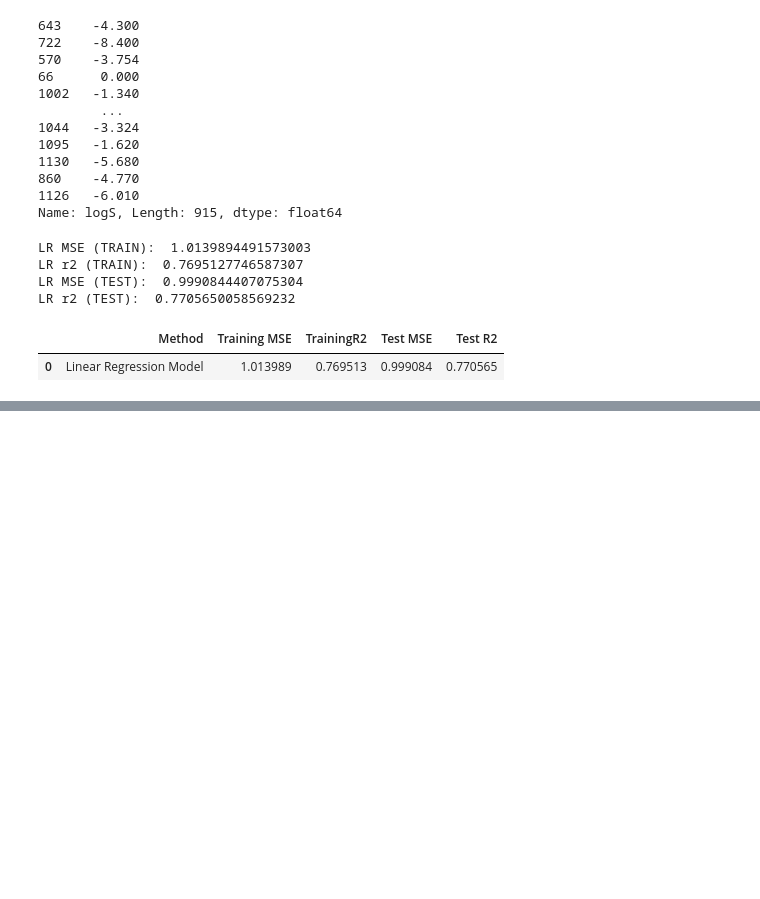
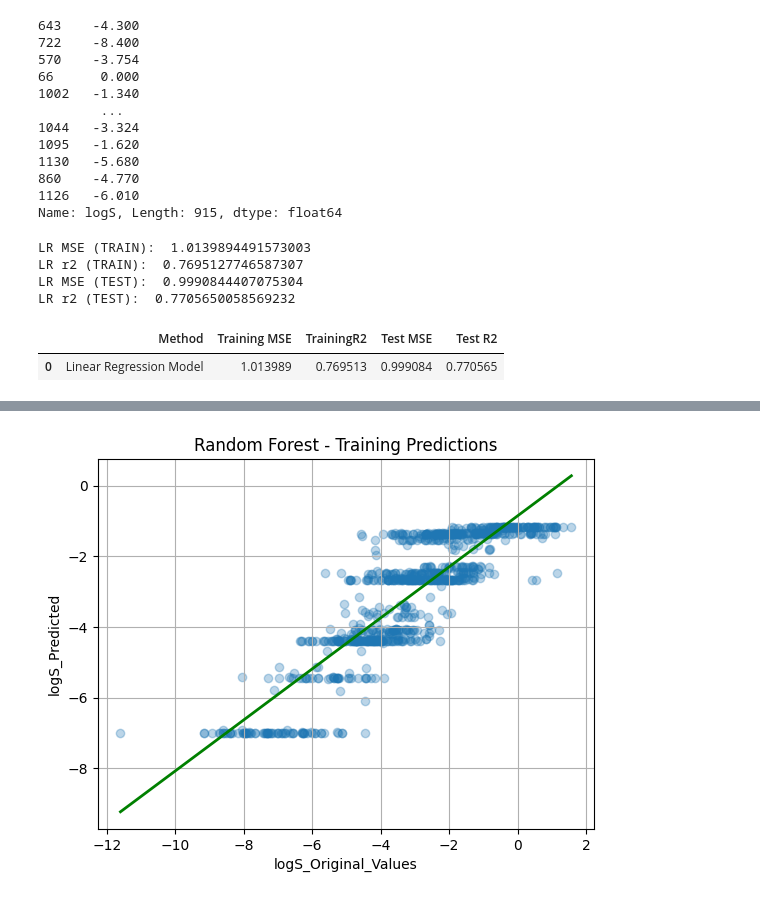
Before and after one commit to illuzzzio/log_Solubility_logS_Prediction, a Jupyter notebook: machine.ipynb, the cells around one changed output, grey strips where cells are left out. Saved outputs shown, nothing was run; the diff lists cells and outputs as text; code cells hidden in the pictures; blank space fills up the shorter version.

```diff
--- a/machine.ipynb
+++ b/machine.ipynb
@@ -215,0 +227,5 @@ LR r2 (TEST):  0.7705650058569232
+# %%
+#Now Applying Random Forest Model to Make Predictions , just like Before #
+
+y_RF_train_predict = RF.predict(X_train)
+y_RF_test_predict =  RF.predict(X_test)
@@ -215,0 +287,26 @@ LR r2 (TEST):  0.7705650058569232
+# %%
+#Resultt data visualization for Random Forest
+
+import matplotlib.pyplot as plt
+import numpy as np
+
+# Scatter plot of actual vs predicted (Random Forest)
+plt.scatter(x=y_train, y=y_RF_train_predict, alpha=0.3)
+
+# Fit and plot a regression line
+z = np.polyfit(y_train, y_RF_train_predict, 1)
+p = np.poly1d(z)
+
+# Sort y_train to make line plot smooth
+y_train_sorted = np.sort(y_train)
+plt.plot(y_train_sorted, p(y_train_sorted), color='green', linewidth=2)
+
+# Labels
+plt.xlabel("logS_Original_Values")
+plt.ylabel("logS_Predicted")
+plt.title("Random Forest - Training Predictions")
+
+plt.grid(True)
+plt.show()
+# %% [output]
+[figure, added]
```
Also changed, not shown: parts of 4 cells of this notebook, 4 other files.
